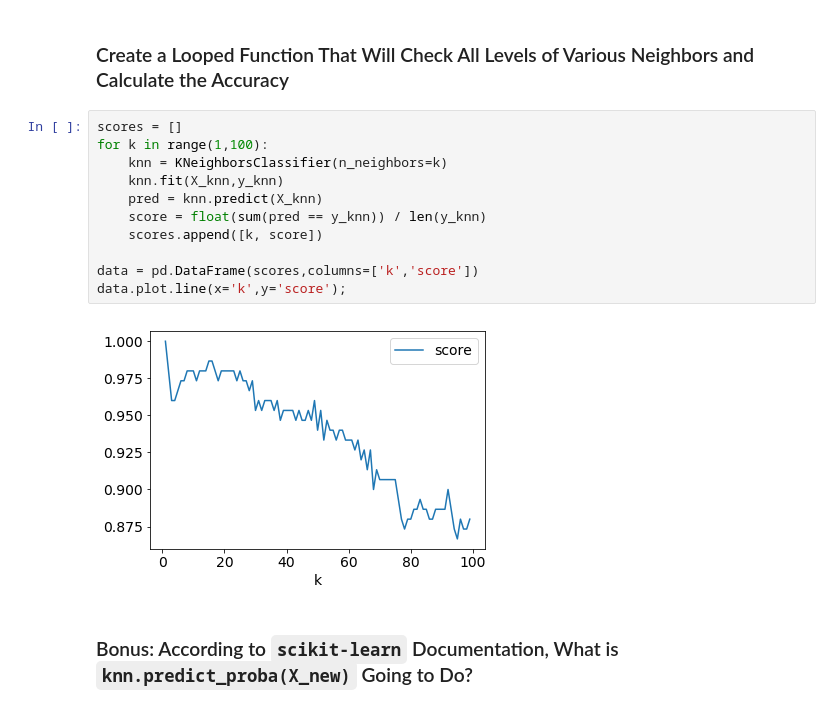
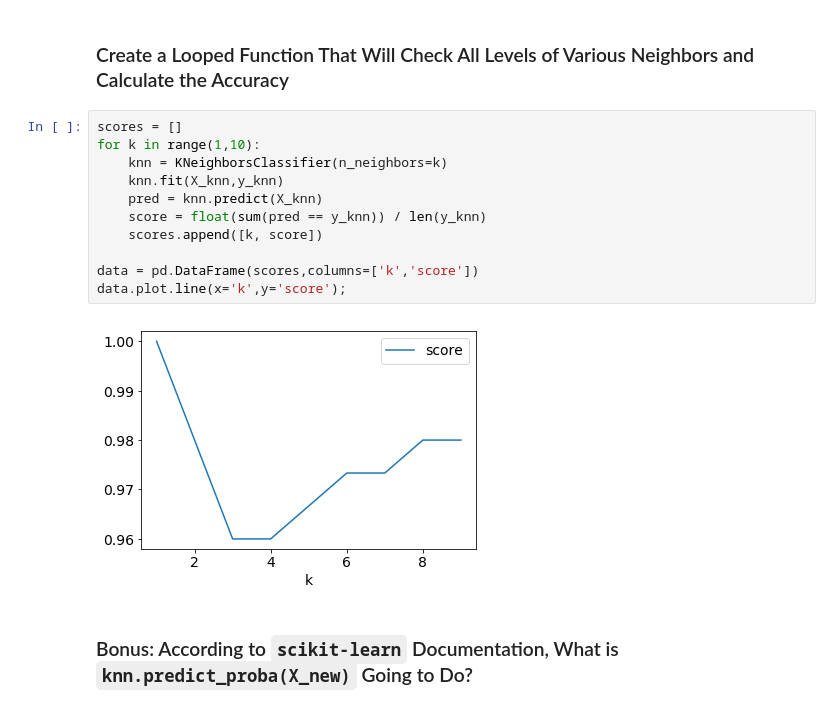
Before and after one commit to rscp1983/ga_dat_09, a Jupyter notebook: Project-3-LR-KNN-Ryan-Peralta.ipynb, the cells around one changed output. Drawn from its saved outputs; the diff is of its cells as text.

```diff
--- a/Project-3-LR-KNN-Ryan-Peralta.ipynb
+++ b/Project-3-LR-KNN-Ryan-Peralta.ipynb
@@ -494,17 +492,17 @@ print((metrics.accuracy_score(y_test, y_pred_class)))
 ### Create a Looped Function That Will Check All Levels of Various Neighbors and Calculate the Accuracy
 # %%
 scores = []
-for k in range(1,100):
+for k in range(1,10):
     knn = KNeighborsClassifier(n_neighbors=k)
     knn.fit(X_knn,y_knn)
     pred = knn.predict(X_knn)
     score = float(sum(pred == y_knn)) / len(y_knn)
     scores.append([k, score])
 
 data = pd.DataFrame(scores,columns=['k','score'])
 data.plot.line(x='k',y='score');
 # %% [output]
-[figure, old version]
+[figure, new version]
 # %% [markdown]
 ### Bonus: According to `scikit-learn` Documentation, What is `knn.predict_proba(X_new)` Going to Do?
 # %% [markdown]
```
Also changed, not shown: parts of 12 cells of this notebook, 4 other files.
